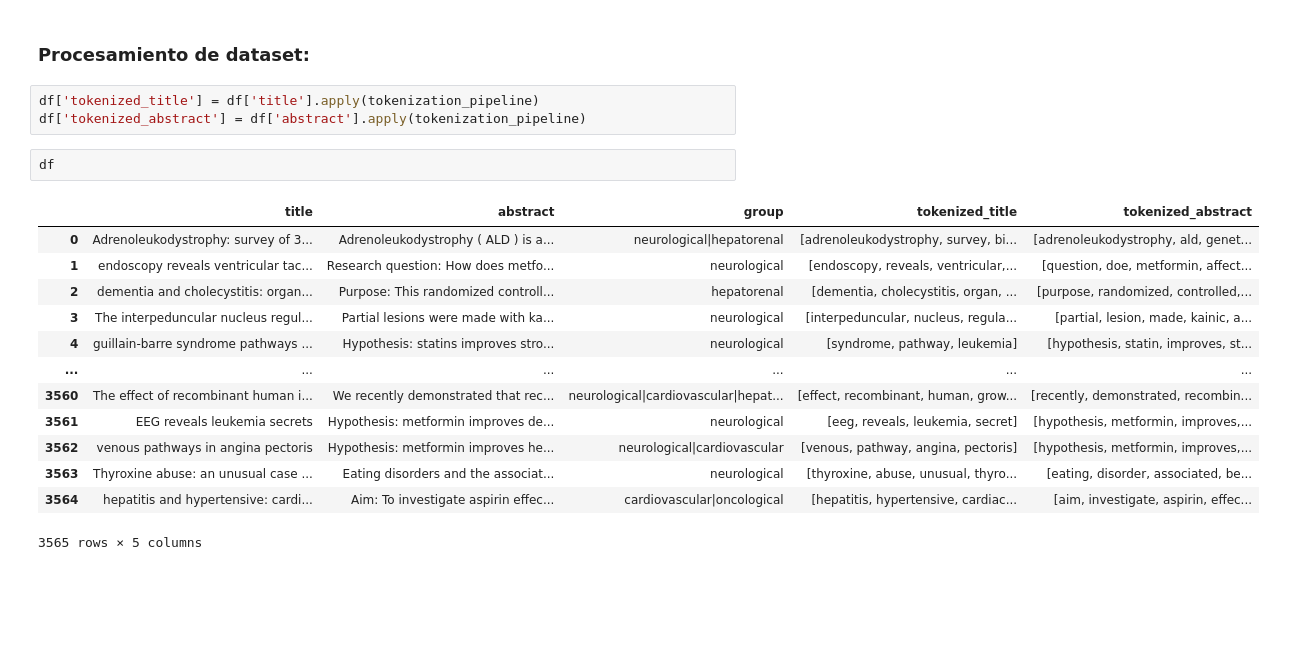
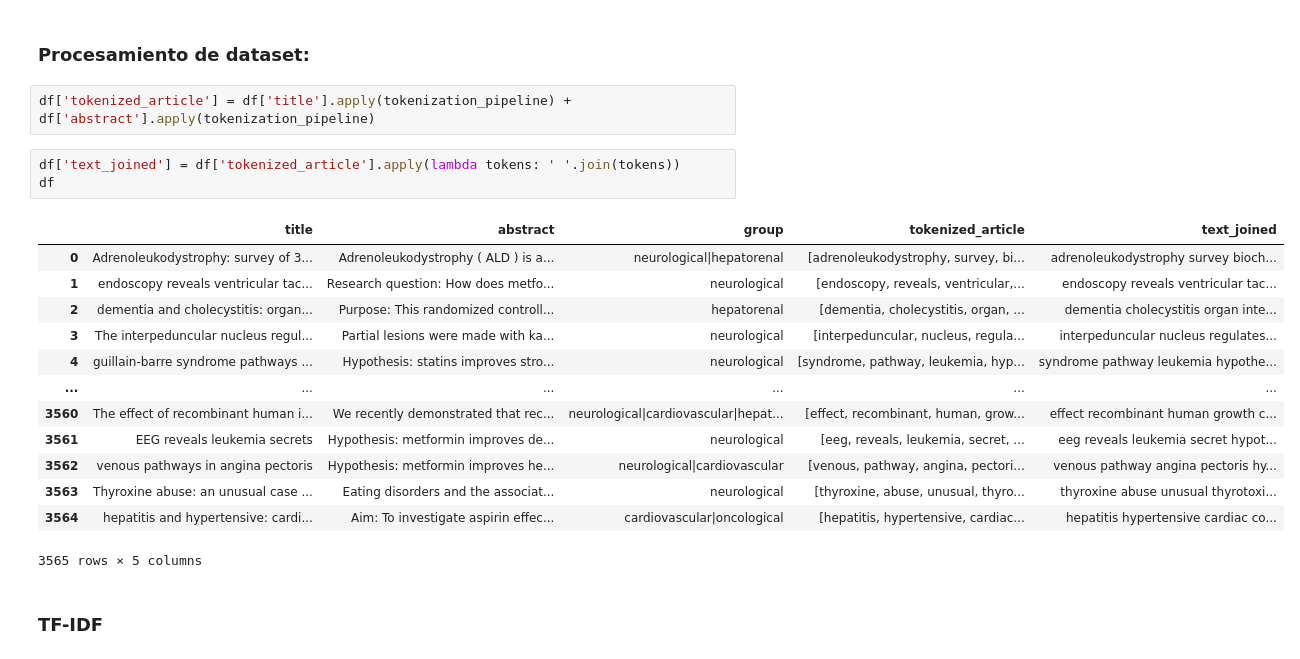
Before and after one commit to bryanMontoya/ChallengeTS, a Jupyter notebook: challenge_brayan_tests.ipynb, the cells around one changed output. Drawn from its saved outputs; the diff is of its cells as text; blank space fills up the shorter version.

```diff
--- a/challenge_brayan_tests.ipynb
+++ b/challenge_brayan_tests.ipynb
@@ -151,21 +151,23 @@ def tokenization_pipeline(text):
 # %% [markdown]
 ### Procesamiento de dataset:
 # %%
-df['tokenized_title'] = df['title'].apply(tokenization_pipeline)
-df['tokenized_abstract'] = df['abstract'].apply(tokenization_pipeline)
+df['tokenized_article'] = df['title'].apply(tokenization_pipeline) + df['abstract'].apply(tokenization_pipeline)
-# %%
-df
-# %% [output]
-|  | title | abstract | group | tokenized_title | tokenized_abstract |
-| 0 | Adrenoleukodystrophy: survey of 3... | Adrenoleukodystrophy ( ALD ) is a... | neurological|hepatorenal | [adrenoleukodystrophy, survey, bi... | [adrenoleukodystrophy, ald, genet... |
-| 1 | endoscopy reveals ventricular tac... | Research question: How does metfo... | neurological | [endoscopy, reveals, ventricular,... | [question, doe, metformin, affect... |
-| 2 | dementia and cholecystitis: organ... | Purpose: This randomized controll... | hepatorenal | [dementia, cholecystitis, organ, ... | [purpose, randomized, controlled,... |
-| 3 | The interpeduncular nucleus regul... | Partial lesions were made with ka... | neurological | [interpeduncular, nucleus, regula... | [partial, lesion, made, kainic, a... |
-| 4 | guillain-barre syndrome pathways ... | Hypothesis: statins improves stro... | neurological | [syndrome, pathway, leukemia] | [hypothesis, statin, improves, st... |
-| ... | ... | ... | ... | ... | ... |
-| 3560 | The effect of recombinant human i... | We recently demonstrated that rec... | neurological|cardiovascular|hepat... | [effect, recombinant, human, grow... | [recently, demonstrated, recombin... |
-| 3561 | EEG reveals leukemia secrets | Hypothesis: metformin improves de... | neurological | [eeg, reveals, leukemia, secret] | [hypothesis, metformin, improves,... |
-| 3562 | venous pathways in angina pectoris | Hypothesis: metformin improves he... | neurological|cardiovascular | [venous, pathway, angina, pectoris] | [hypothesis, metformin, improves,... |
-| 3563 | Thyroxine abuse: an unusual case ... | Eating disorders and the associat... | neurological | [thyroxine, abuse, unusual, thyro... | [eating, disorder, associated, be... |
-| 3564 | hepatitis and hypertensive: cardi... | Aim: To investigate aspirin effec... | cardiovascular|oncological | [hepatitis, hypertensive, cardiac... | [aim, investigate, aspirin, effec... |
-3565 rows × 5 columns
+# %%
+df['text_joined'] = df['tokenized_article'].apply(lambda tokens: ' '.join(tokens))
+df
+# %% [output]
+|  | title | abstract | group | tokenized_article | text_joined |
+| 0 | Adrenoleukodystrophy: survey of 3... | Adrenoleukodystrophy ( ALD ) is a... | neurological|hepatorenal | [adrenoleukodystrophy, survey, bi... | adrenoleukodystrophy survey bioch... |
+| 1 | endoscopy reveals ventricular tac... | Research question: How does metfo... | neurological | [endoscopy, reveals, ventricular,... | endoscopy reveals ventricular tac... |
+| 2 | dementia and cholecystitis: organ... | Purpose: This randomized controll... | hepatorenal | [dementia, cholecystitis, organ, ... | dementia cholecystitis organ inte... |
+| 3 | The interpeduncular nucleus regul... | Partial lesions were made with ka... | neurological | [interpeduncular, nucleus, regula... | interpeduncular nucleus regulates... |
+| 4 | guillain-barre syndrome pathways ... | Hypothesis: statins improves stro... | neurological | [syndrome, pathway, leukemia, hyp... | syndrome pathway leukemia hypothe... |
+| ... | ... | ... | ... | ... | ... |
+| 3560 | The effect of recombinant human i... | We recently demonstrated that rec... | neurological|cardiovascular|hepat... | [effect, recombinant, human, grow... | effect recombinant human growth c... |
+| 3561 | EEG reveals leukemia secrets | Hypothesis: metformin improves de... | neurological | [eeg, reveals, leukemia, secret, ... | eeg reveals leukemia secret hypot... |
+| 3562 | venous pathways in angina pectoris | Hypothesis: metformin improves he... | neurological|cardiovascular | [venous, pathway, angina, pectori... | venous pathway angina pectoris hy... |
+| 3563 | Thyroxine abuse: an unusual case ... | Eating disorders and the associat... | neurological | [thyroxine, abuse, unusual, thyro... | thyroxine abuse unusual thyrotoxi... |
+| 3564 | hepatitis and hypertensive: cardi... | Aim: To investigate aspirin effec... | cardiovascular|oncological | [hepatitis, hypertensive, cardiac... | hepatitis hypertensive cardiac co... |
+3565 rows × 5 columns
+# %% [markdown]
+### TF-IDF
```
Also changed, not shown: parts of 9 cells of this notebook, 3 other files.
